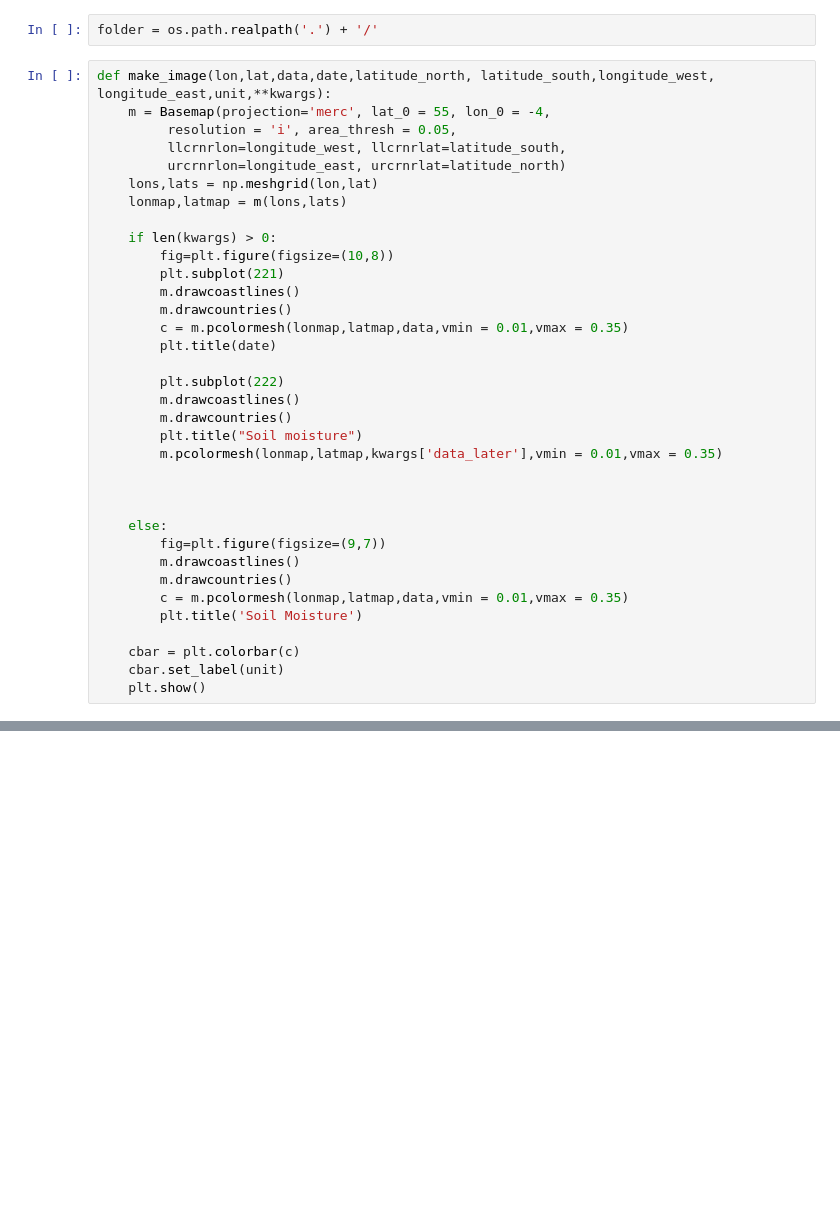
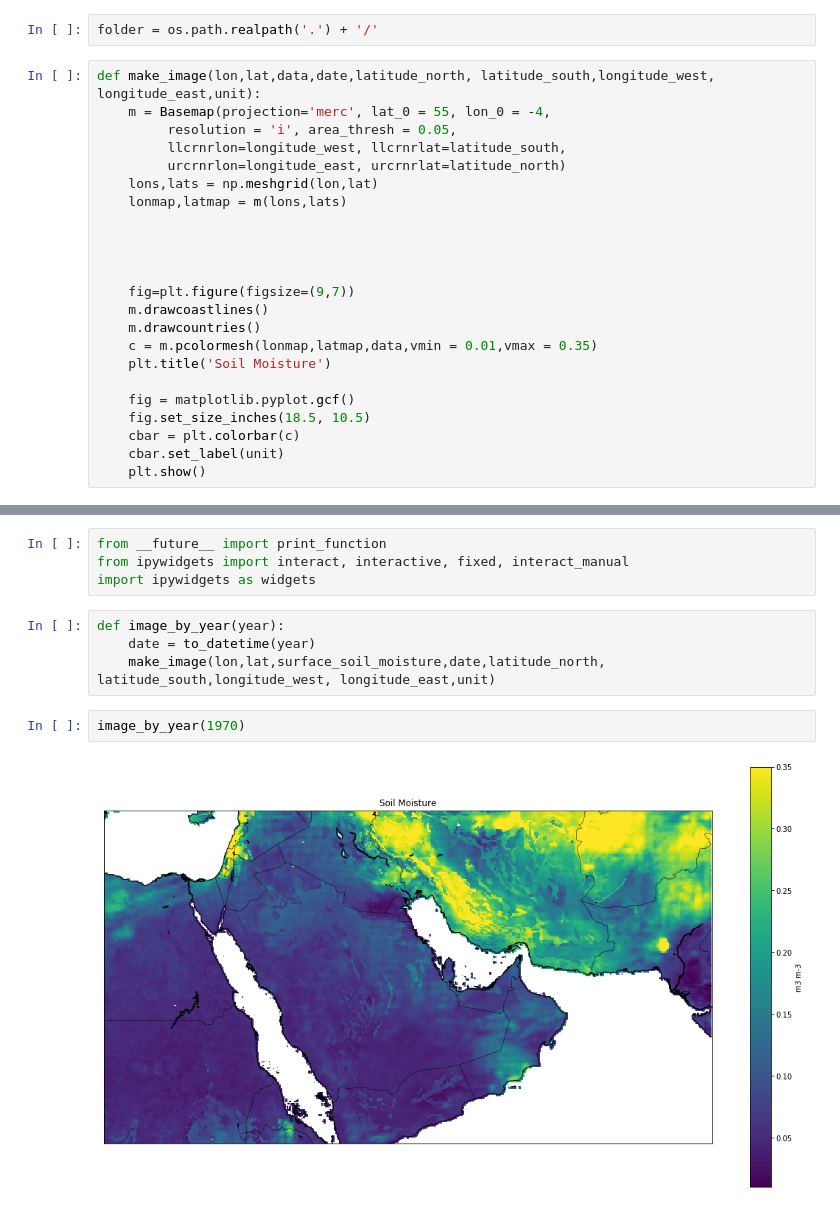
Before and after one commit to RudyVenguswamy/T18-Climate-Hackathon, a Jupyter notebook: AMNEA.ipynb, the cells around one changed output, grey strips where cells are left out. Cells and saved outputs as stored; diff of their text form; blank space fills up the shorter version.

```diff
--- a/AMNEA.ipynb
+++ b/AMNEA.ipynb
@@ -178,7 +182,7 @@ variable = 'Analysis_Data__sm_surface_analysis'
 # %%
 folder = os.path.realpath('.') + '/'
 # %%
-def make_image(lon,lat,data,date,latitude_north, latitude_south,longitude_west, longitude_east,unit,**kwargs):
+def make_image(lon,lat,data,date,latitude_north, latitude_south,longitude_west, longitude_east,unit):
     m = Basemap(projection='merc', lat_0 = 55, lon_0 = -4,
          resolution = 'i', area_thresh = 0.05,
          llcrnrlon=longitude_west, llcrnrlat=latitude_south,
@@ -186,29 +190,17 @@ def make_image(lon,lat,data,date,latitude_north, latitude_south,longitude_west,
     lons,lats = np.meshgrid(lon,lat)
     lonmap,latmap = m(lons,lats)
 
-    if len(kwargs) > 0:
-        fig=plt.figure(figsize=(10,8))
-        plt.subplot(221)
-        m.drawcoastlines()
-        m.drawcountries()
-        c = m.pcolormesh(lonmap,latmap,data,vmin = 0.01,vmax = 0.35)
-        plt.title(date)
-
-        plt.subplot(222)
-        m.drawcoastlines()
-        m.drawcountries()
-        plt.title("Soil moisture")
-        m.pcolormesh(lonmap,latmap,kwargs['data_later'],vmin = 0.01,vmax = 0.35)
 
 
 
-    else:
-        fig=plt.figure(figsize=(9,7))
-        m.drawcoastlines()
-        m.drawcountries()
-        c = m.pcolormesh(lonmap,latmap,data,vmin = 0.01,vmax = 0.35)
-        plt.title('Soil Moisture')
+    fig=plt.figure(figsize=(9,7))
+    m.drawcoastlines()
+    m.drawcountries()
+    c = m.pcolormesh(lonmap,latmap,data,vmin = 0.01,vmax = 0.35)
+    plt.title('Soil Moisture')
 
+    fig = matplotlib.pyplot.gcf()
+    fig.set_size_inches(18.5, 10.5)
     cbar = plt.colorbar(c)
     cbar.set_label(unit)
     plt.show()
@@ -241,0 +276,12 @@ make_image(lon,lat,surface_soil_moisture,date,latitude_north, latitude_south,lon
+# %%
+from __future__ import print_function
+from ipywidgets import interact, interactive, fixed, interact_manual
+import ipywidgets as widgets
+# %%
+def image_by_year(year):
+    date = to_datetime(year)
+    make_image(lon,lat,surface_soil_moisture,date,latitude_north, latitude_south,longitude_west, longitude_east,unit)
+# %%
+image_by_year(1970)
+# %% [output]
+[figure, added]
```
Also changed, not shown: parts of 7 cells of this notebook.
